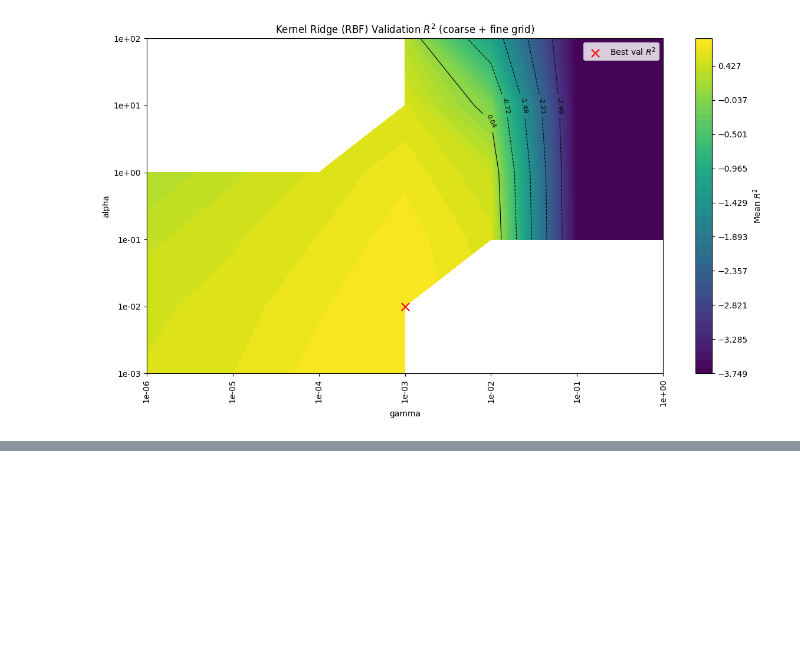
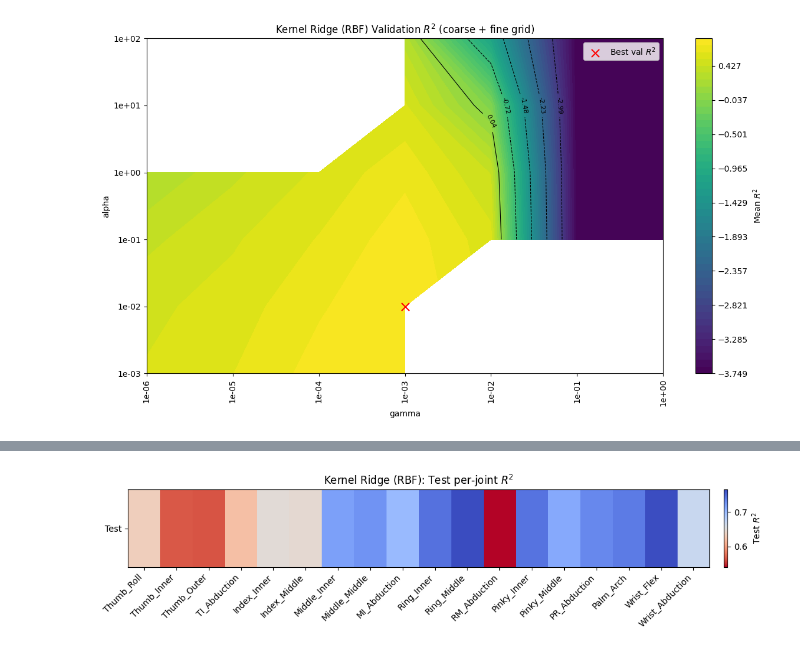
Before and after one commit to ConnorIrvine/Gesture-Recognition, a Jupyter notebook: dataset_cleaning/run_linear_regression.ipynb, the cells around one changed output, grey strips where cells are left out. Saved outputs shown, nothing was run; the diff lists cells and outputs as text; code cells hidden in the pictures; blank space fills up the shorter version.

Commit message:
regression done for real this time

```diff
--- a/dataset_cleaning/run_linear_regression.ipynb
+++ b/dataset_cleaning/run_linear_regression.ipynb
@@ -996,3 +996,75 @@ plt.tight_layout()
 plt.show()
 # %% [output]
 [figure]
+# %%
+# ---- KRR (RBF): load best params -> train on ALL train -> test -> per-joint R^2 heatmap ----
+import os
+import pickle
+import numpy as np
+import matplotlib.pyplot as plt
+from matplotlib.colors import TwoSlopeNorm
+from sklearn.kernel_ridge import KernelRidge
+from sklearn.preprocessing import StandardScaler
+from sklearn.metrics import r2_score
+
+# Uses the joint_names array already defined in this notebook (from the PER JOINT heatmap section)
+joint_names = [
+    "Thumb_Roll", "Thumb_Inner", "Thumb_Outer", "TI_Abduction",
+    "Index_Inner", "Index_Middle", "Middle_Inner", "Middle_Middle",
+    "MI_Abduction", "Ring_Inner", "Ring_Middle", "RM_Abduction",
+    "Pinky_Inner", "Pinky_Middle", "PR_Abduction", "Palm_Arch",
+    "Wrist_Flex", "Wrist_Abduction",
+]
+
+# Sanity: make sure you already ran the earlier cells that create these
+X_train_full, X_test_full, y_train_full, y_test_full = train_test_split(
+    dataset["windows_feature"],
+    dataset["joints"],
+    test_size=0.2,
+    random_state=42,
+)
+
+X_train_full, y_train_full = reshape_data_windows_regression(X_train_full, y_train_full)
+X_test_full, y_test_full = reshape_data_windows_regression(X_test_full, y_test_full)
+
+# 1) Load results and select best hyperparameters by validation R^2
+results_all = []
+for fname in ["krr_rbf_results.pkl", "krr_rbf_results_fine.pkl"]:
+    if os.path.exists(fname):
+        with open(fname, "rb") as f:
+            results_all.extend(list(pickle.load(f)))
+    else:
+        print(f"Warning: {fname} not found in current working directory")
+
+if not results_all:
+    raise FileNotFoundError(
+        "No results loaded. Expected krr_rbf_results.pkl and/or krr_rbf_results_fine.pkl in this folder."
+    )
+
+best = max(results_all, key=lambda row: float(row["r2_val"]))
+best_gamma = float(best["gamma"])
+best_alpha = float(best["alpha"])
+print("Best params from saved sweeps:")
+print(f"  gamma = {best_gamma:.6g}")
+print(f"  alpha = {best_alpha:.6g}")
+print(f"  sweep val R^2 = {float(best['r2_val']):.4f}")
+
+# 2) Train on ALL training data (scale fit on train only)
+scaler = StandardScaler()
+X_train_scaled = scaler.fit_transform(X_train_full)
+X_test_scaled = scaler.transform(X_test_full)
+
+model = KernelRidge(alpha=best_alpha, kernel="rbf", gamma=best_gamma)
+model.fit(X_train_scaled, y_train_full)
+
+# 3) Test on testing data
+y_test_pred = model.predict(X_test_scaled)
+
+r2_test_per_joint = r2_score(y_test_full, y_test_pred, multioutput="raw_values")
+r2_test_mean = float(r2_score(y_test_full, y_test_pred, multioutput="uniform_average"))
+
+print(f"\nTest mean R^2 (uniform average): {r2_test_mean:.4f}")
+print("Test per-joint R^2:")
+for name, val in zip(joint_names, r2_test_per_joint):
+    print(f"  {name:16s}: {float(val): .4f}")
+# %% [output]
@@ -998,0 +1088 @@ plt.show()
+[figure, added]
```
Also changed, not shown: parts of 2 cells of this notebook.
